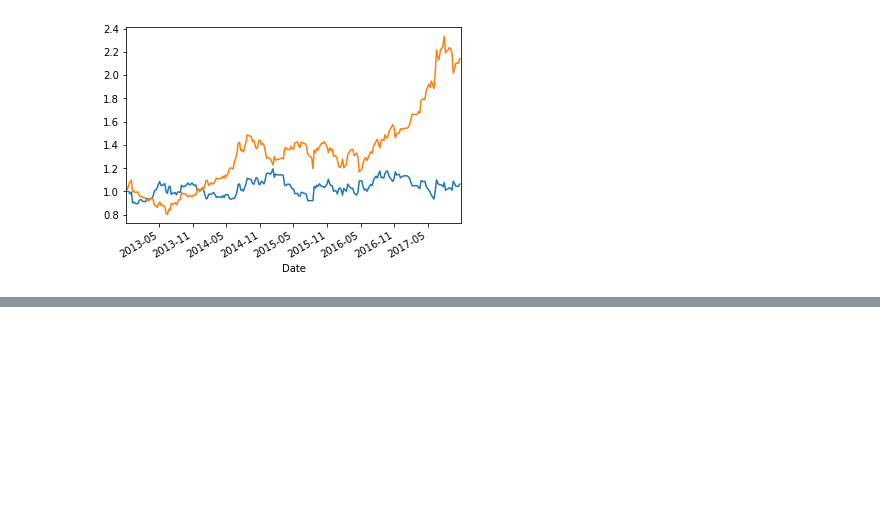
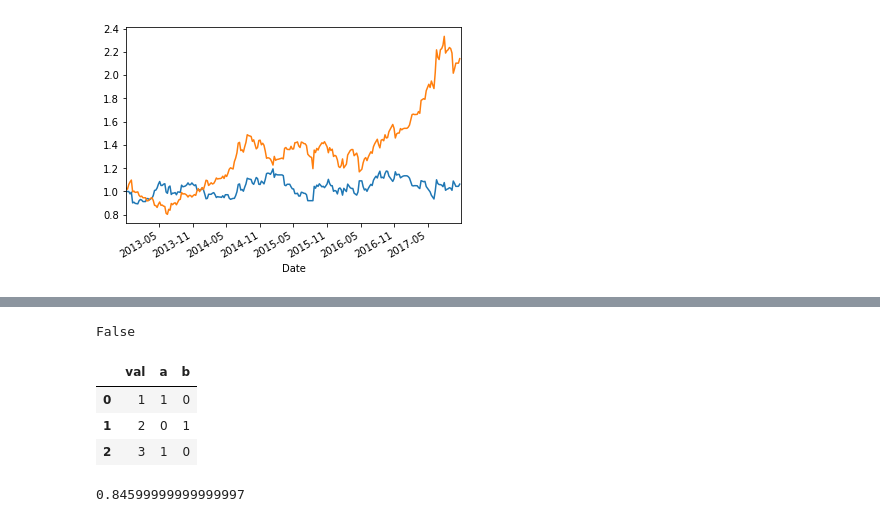
Before and after one commit to ywchiu/pyfintech, a Jupyter notebook: Demo20171102.ipynb, the cells around one changed output, grey strips where cells are left out. Saved outputs shown, nothing was run; the diff lists cells and outputs as text; code cells hidden in the pictures; blank space fills up the shorter version.

```diff
--- a/Demo20171102.ipynb
+++ b/Demo20171102.ipynb
@@ -578,0 +690,16 @@ See the caveats in the documentation: http://pandas.pydata.org/pandas-docs/stabl
+# %%
+trainset.isnull().values.any()
+# %% [output]
+False
+# %%
+a = [{'uid':'a', 'val':1}, {'uid':'b', 'val':2}, {'uid':'a', 'val':3}]
+df = pandas.DataFrame(a)
+c = pandas.get_dummies(df['uid'])
+df = pandas.concat([df, c], axis = 1)
+del df['uid']
+df
+# %% [output]
+|  | val | a | b |
+| 0 | 1 | 1 | 0 |
+| 1 | 2 | 0 | 1 |
+| 2 | 3 | 1 | 0 |
@@ -578,0 +725,5 @@ See the caveats in the documentation: http://pandas.pydata.org/pandas-docs/stabl
+# %%
+from sklearn.metrics import accuracy_score
+accuracy_score(traintarget, predicted)
+# %% [output]
+0.84599999999999997
```
Also changed, not shown: parts of 24 cells of this notebook.
